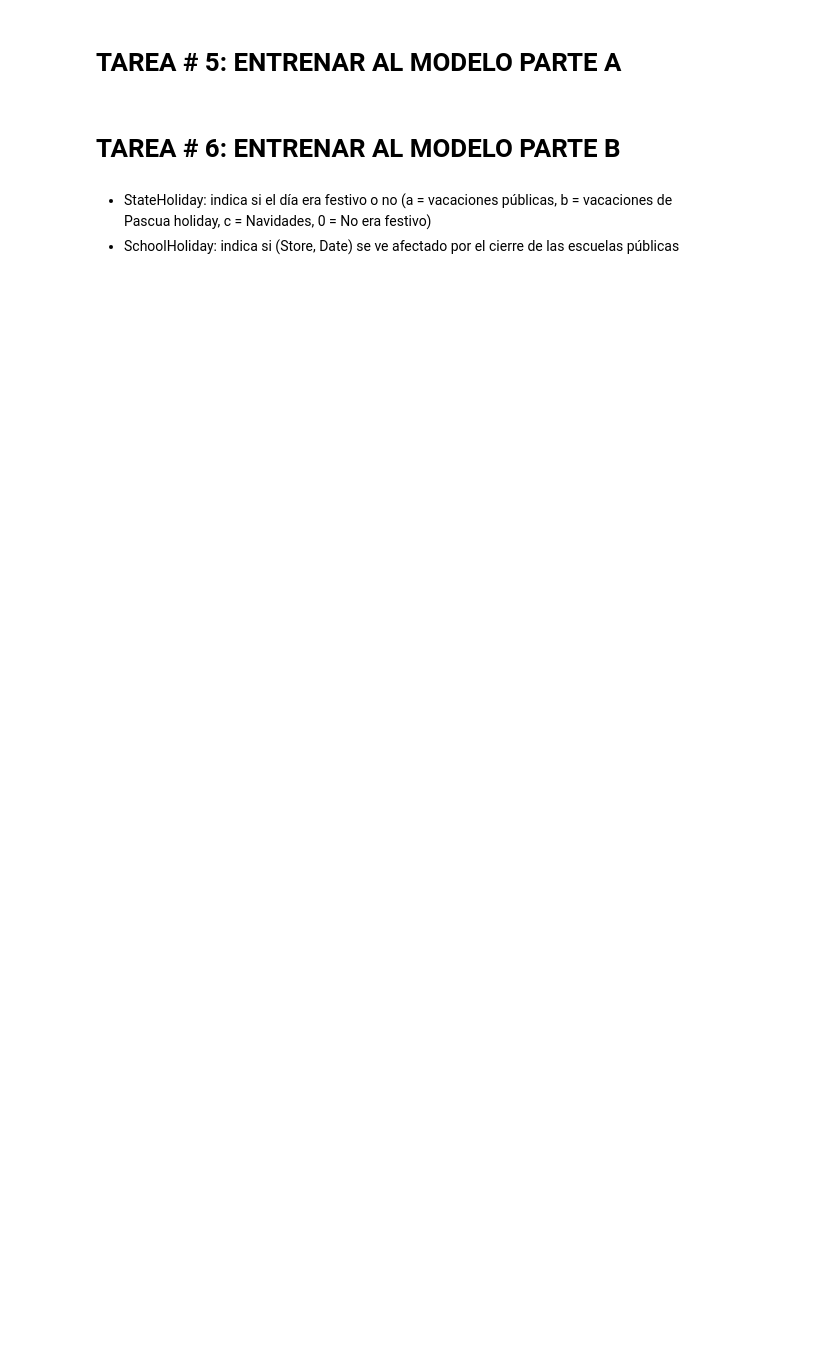
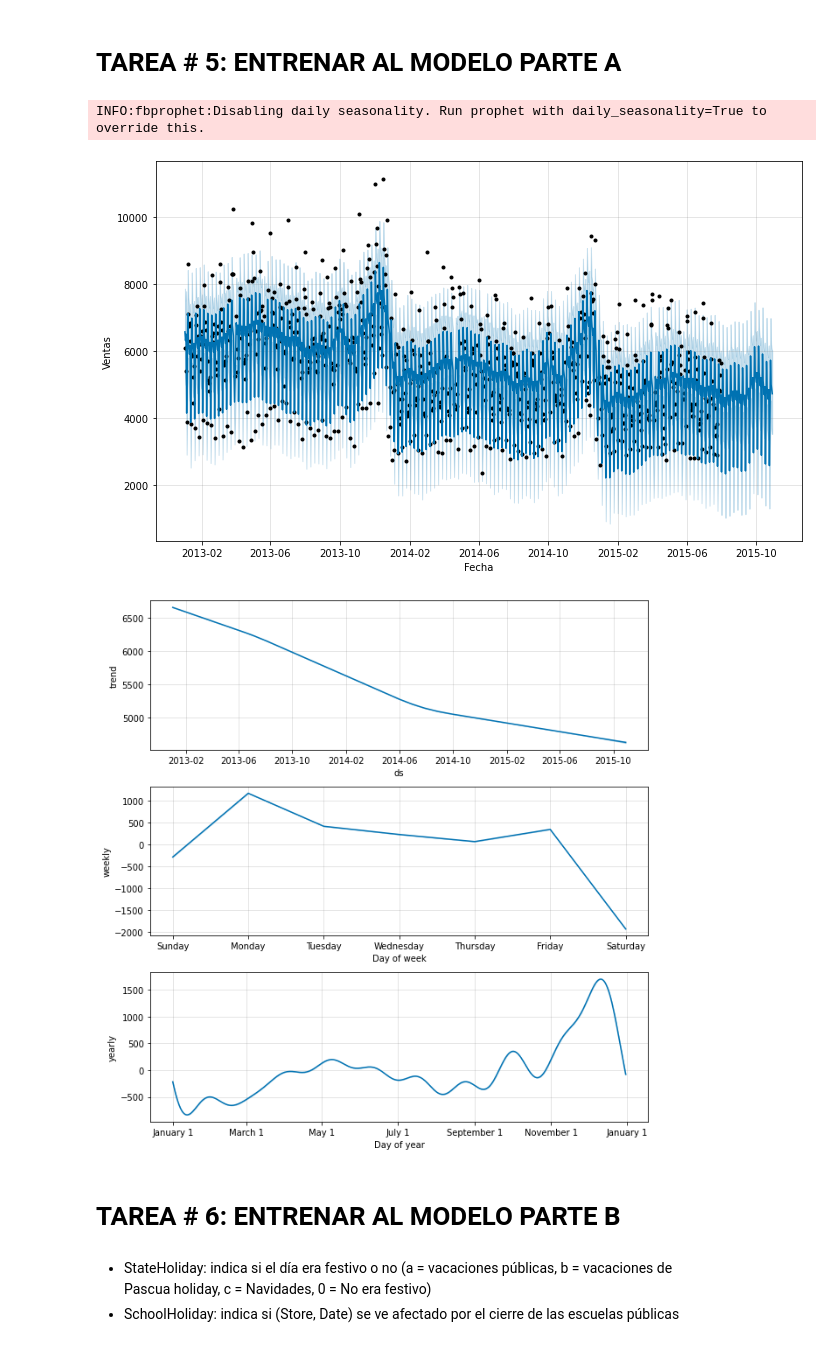
Before and after one commit to cristobalvch/DataScience-For-Business, a Jupyter notebook: Sales-Forecast.ipynb, the cells around one changed output. Cells and saved outputs as stored; diff of their text form; code cells hidden in the pictures; blank space fills up the shorter version.

```diff
--- a/Sales-Forecast.ipynb
+++ b/Sales-Forecast.ipynb
@@ -415,3 +435,23 @@ sns.violinplot(x='Promo',y='Customers',data=df)
+# %%
+def sales_prediction(store_id,df,periods):
+
+  df = df[df.Store.isin([store_id])]
+  df = df[['Date','Sales']].rename(columns={'Date':'ds','Sales':'y'})
+  df = df.sort_values('ds')
+
+  model = Prophet()
+  model.fit(df)
+  future = model.make_future_dataframe(periods=periods)
+  forecast = model.predict(future)
+
+  figure = model.plot(forecast,xlabel='Fecha',ylabel='Ventas')
+  figure2 = model.plot_components(forecast)
+# %%
+sales_prediction(6,df,90)
+# %% [output]
+INFO:fbprophet:Disabling daily seasonality. Run prophet with daily_seasonality=True to override this.
+[figure, added]
+[figure, added]
 # %% [markdown]
 # TAREA # 6: ENTRENAR AL MODELO PARTE B
 # %% [markdown]
```
Also changed, not shown: parts of 13 cells of this notebook.
